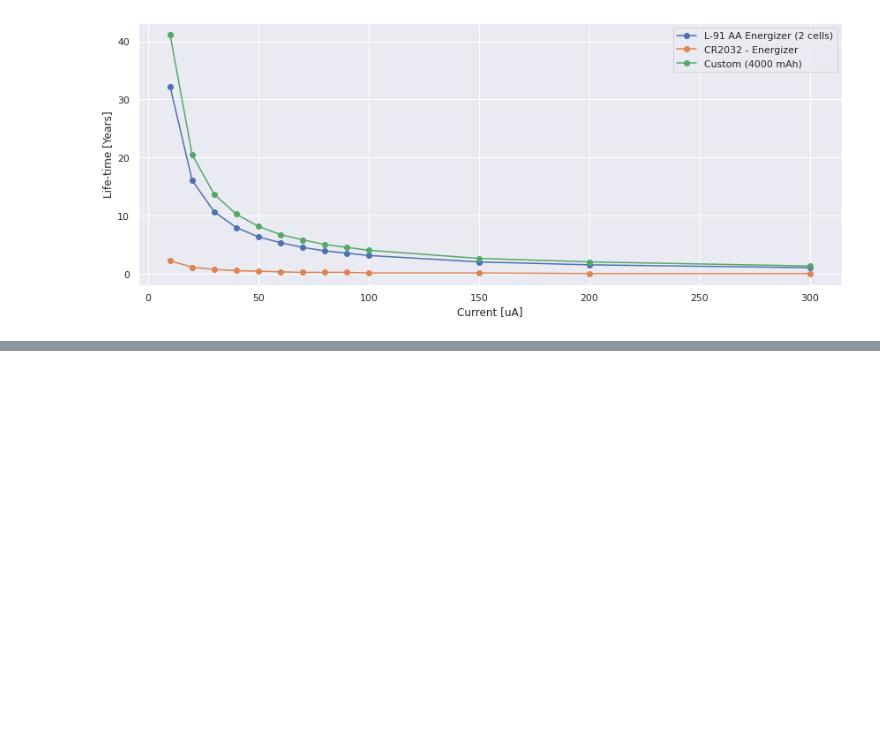
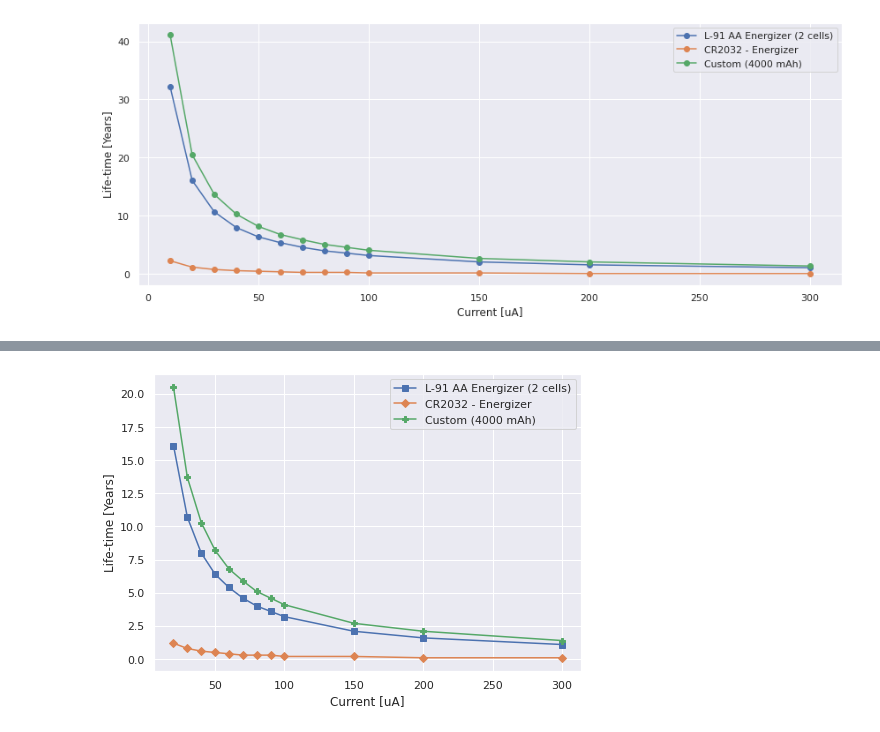
Before and after one commit to EdoardoGruppi/IoT_Assignment, a Jupyter notebook: _Additional_code/IoT_Assignment.ipynb, the cells around one changed output, grey strips where cells are left out. Cells and saved outputs as stored; diff of their text form; code cells hidden in the pictures; blank space fills up the shorter version.

```diff
--- a/_Additional_code/IoT_Assignment.ipynb
+++ b/_Additional_code/IoT_Assignment.ipynb
@@ -309,0 +370,10 @@ lineplot(matrix, legend=['L-91 AA Energizer (2 cells)', 'CR2032 - Energizer', 'C
+# %%
+matrix = [[20, 30, 40, 50, 60, 70, 80, 90, 100, 150, 200, 300],
+          [16.1, 10.7, 8, 6.4, 5.4, 4.6, 4, 3.6, 3.2, 2.1, 1.6, 1.1],
+          [1.2, 0.8, 0.6, 0.5, 0.4, 0.3, 0.3, 0.3, 0.2, 0.2, 0.1, 0.1],
+          [20.5, 13.7, 10.3, 8.2, 6.8, 5.9, 5.1, 4.6, 4.1, 2.7, 2.1, 1.4]]
+
+lineplot(matrix, legend=['L-91 AA Energizer (2 cells)', 'CR2032 - Energizer', 'Custom (4000 mAh)'],
+         xlabel='Current [uA]', ylabel='Life-time [Years]', figsize=(7, 5))
+# %% [output]
+[figure, added]
```
Also changed, not shown: parts of 7 cells of this notebook.
